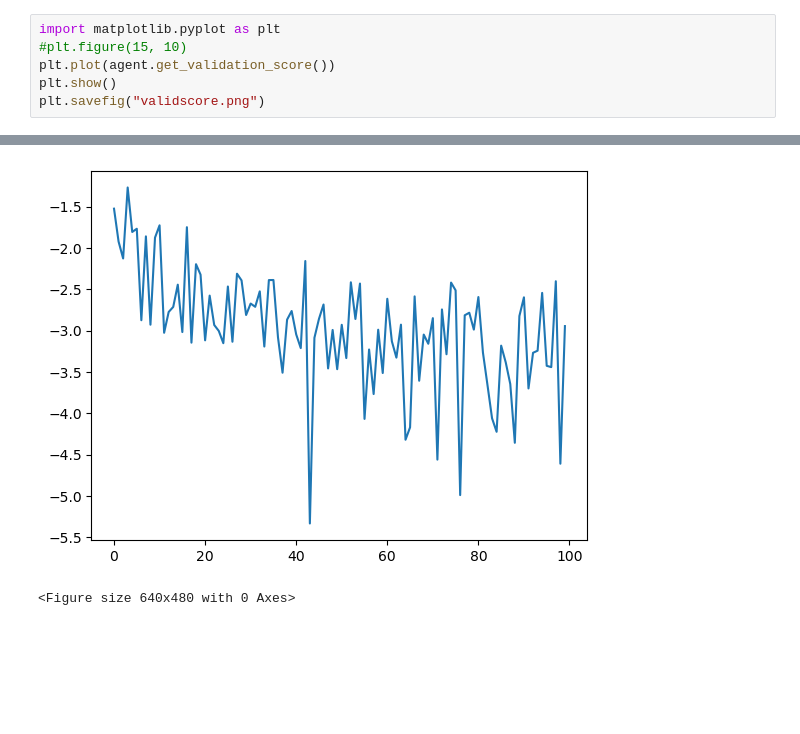
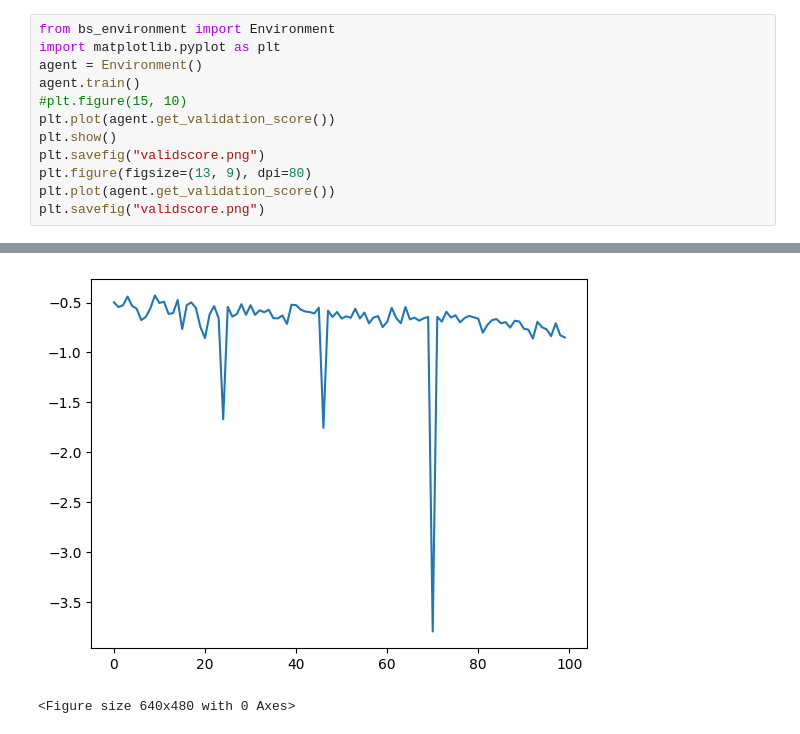
Before and after one commit to ThomasK1018/OptionPPO, a Jupyter notebook: yilin_code/main.ipynb, the cells around one changed output, grey strips where cells are left out. Saved outputs shown, nothing was run; the diff lists cells and outputs as text; blank space fills up the shorter version.

```diff
--- a/yilin_code/main.ipynb
+++ b/yilin_code/main.ipynb
@@ -42,7 +1,13 @@ Environment(
 # %%
+from bs_environment import Environment
 import matplotlib.pyplot as plt
+agent = Environment()
+agent.train()
 #plt.figure(15, 10)
 plt.plot(agent.get_validation_score())
 plt.show()
 plt.savefig("validscore.png")
+plt.figure(figsize=(13, 9), dpi=80)
+plt.plot(agent.get_validation_score())
+plt.savefig("validscore.png")
 # %% [output]
@@ -49,2 +31,2 @@ plt.savefig("validscore.png")
-[figure, old version]
+[figure, new version]
-<Figure size 640x480 with 0 Axes>
+<Figure size 640x480 with 0 Axes>
```
Also changed, not shown: parts of 5 cells of this notebook, 1 other file.
